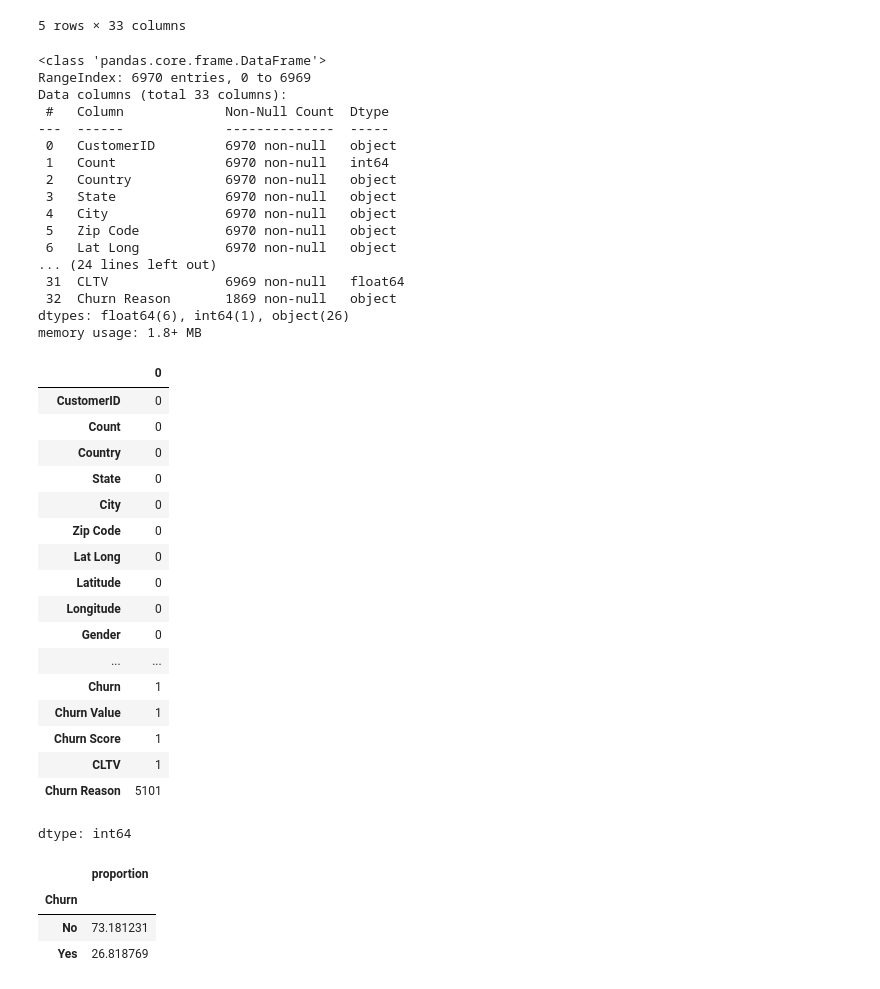
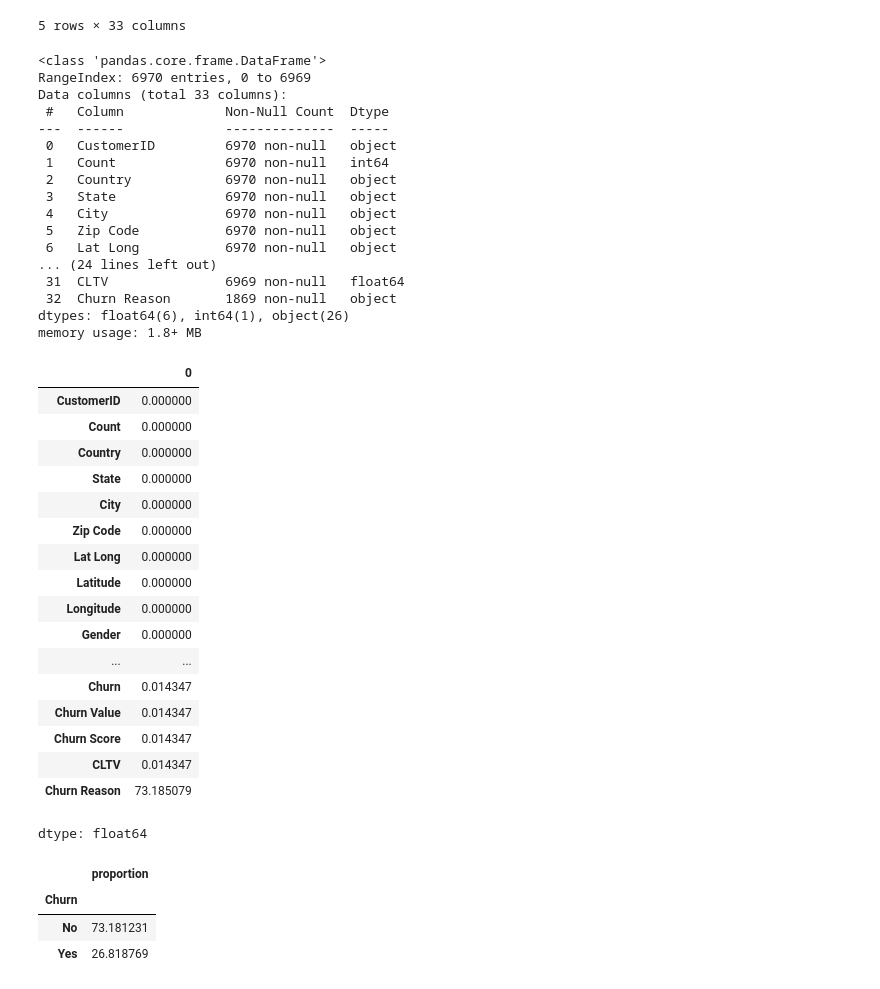
Before and after one commit to utkarsh2387/customer_churn_analysis, a Jupyter notebook: Customer_churn_analysis.ipynb, the cells around one changed output. Saved outputs shown, nothing was run; the diff lists cells and outputs as text; code cells hidden in the pictures.

```diff
--- a/Customer_churn_analysis.ipynb
+++ b/Customer_churn_analysis.ipynb
@@ -19,42 +19,43 @@ df.head()
 # %%
 df.info()
 df.isna().sum()
+df.isna().sum() / len(df) * 100
 # %% [output]
 <class 'pandas.core.frame.DataFrame'>
 RangeIndex: 6970 entries, 0 to 6969
 Data columns (total 33 columns):
  #   Column             Non-Null Count  Dtype
 ---  ------             --------------  -----
  0   CustomerID         6970 non-null   object
  1   Count              6970 non-null   int64
  2   Country            6970 non-null   object
  3   State              6970 non-null   object
  4   City               6970 non-null   object
  5   Zip Code           6970 non-null   object
  6   Lat Long           6970 non-null   object
 ... (24 lines left out)
  31  CLTV               6969 non-null   float64
  32  Churn Reason       1869 non-null   object
 dtypes: float64(6), int64(1), object(26)
 memory usage: 1.8+ MB
 |  | 0 |
-| CustomerID | 0 |
-| Count | 0 |
-| Country | 0 |
-| State | 0 |
-| City | 0 |
-| Zip Code | 0 |
-| Lat Long | 0 |
-| Latitude | 0 |
-| Longitude | 0 |
-| Gender | 0 |
+| CustomerID | 0.000000 |
+| Count | 0.000000 |
+| Country | 0.000000 |
+| State | 0.000000 |
+| City | 0.000000 |
+| Zip Code | 0.000000 |
+| Lat Long | 0.000000 |
+| Latitude | 0.000000 |
+| Longitude | 0.000000 |
+| Gender | 0.000000 |
 | ... | ... |
-| Churn | 1 |
-| Churn Value | 1 |
-| Churn Score | 1 |
-| CLTV | 1 |
-| Churn Reason | 5101 |
+| Churn | 0.014347 |
+| Churn Value | 0.014347 |
+| Churn Score | 0.014347 |
+| CLTV | 0.014347 |
+| Churn Reason | 73.185079 |
-dtype: int64
+dtype: float64
 # %%
 df['Total Charges'] = pd.to_numeric(df['Total Charges'], errors='coerce')
 # %%
```
Also changed, not shown: parts of 2 cells of this notebook.
